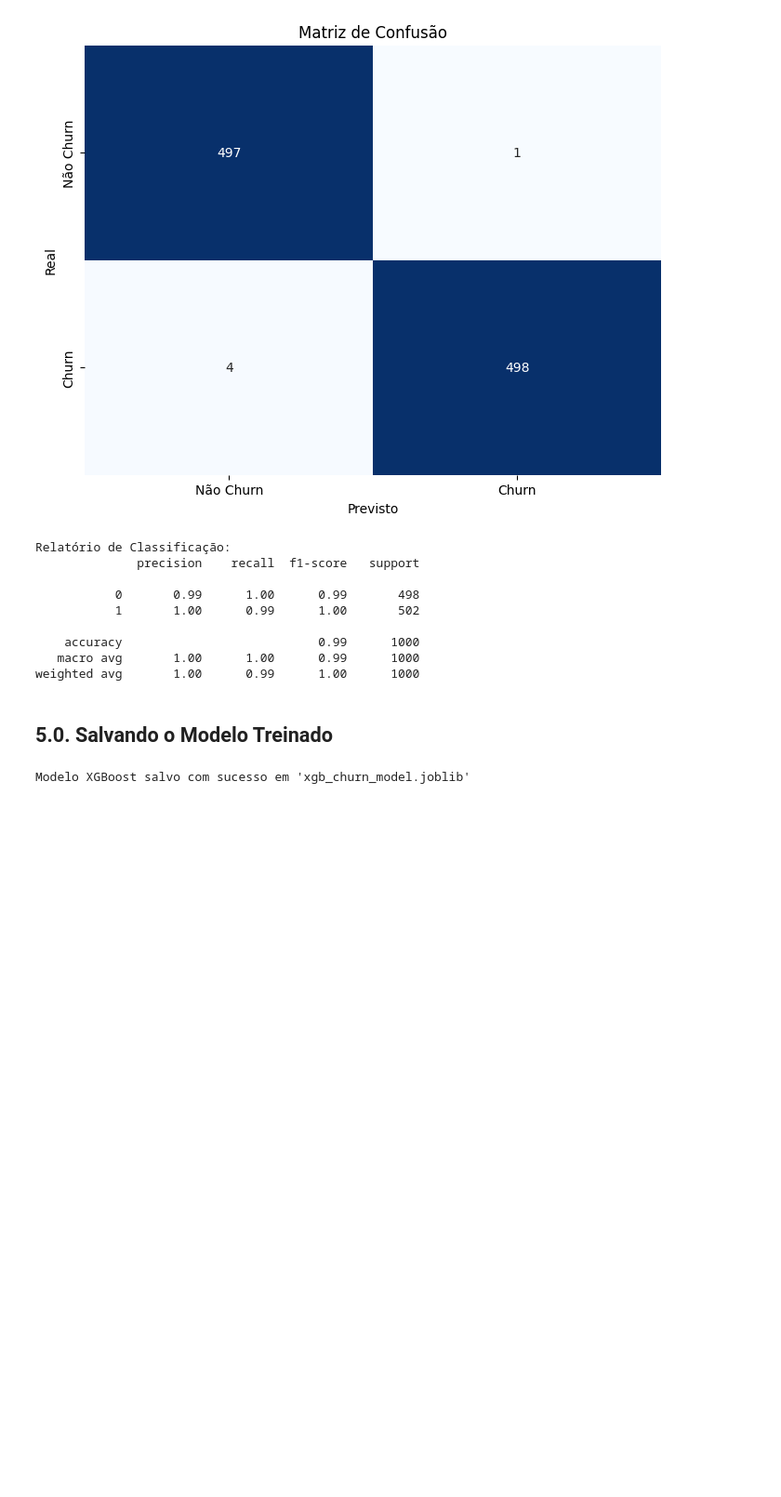
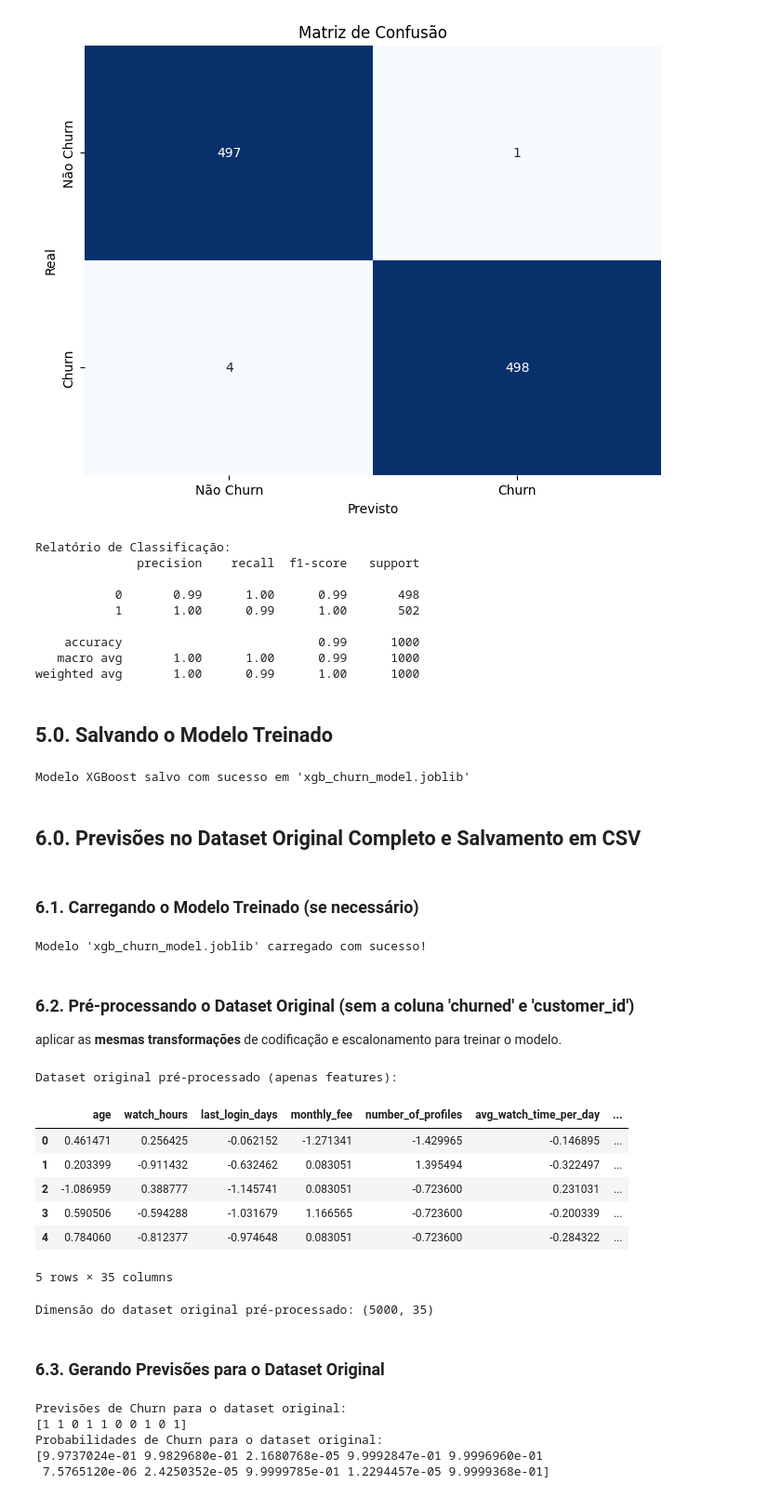
Before and after one commit to leoserpa/netflix-churn-prediction-dashboard, a Jupyter notebook: notebooks/netflix_churn_prediction.ipynb, the cells around one changed output. Shown at 93% size. Cells and saved outputs as stored; diff of their text form; code cells hidden in the pictures; blank space fills up the shorter version.

Commit message:
Gera e salva previsões de churn para o dataset completo

```diff
--- a/notebooks/netflix_churn_prediction.ipynb
+++ b/notebooks/netflix_churn_prediction.ipynb
@@ -400,3 +400,77 @@ joblib.dump(xgb_model, model_filename)
 print(f"Modelo XGBoost salvo com sucesso em '{model_filename}'")
 # %% [output]
 Modelo XGBoost salvo com sucesso em 'xgb_churn_model.joblib'
+# %% [markdown]
+## 6.0. Previsões no Dataset Original Completo e Salvamento em CSV
+# %% [markdown]
+### 6.1. Carregando o Modelo Treinado (se necessário)
+# %%
+# Definir o nome do arquivo do modelo
+model_filename = 'xgb_churn_model.joblib'
+
+# Carregar o modelo treinado
+loaded_xgb_model = joblib.load(model_filename)
+
+print(f"Modelo '{model_filename}' carregado com sucesso!")
+# %% [output]
+Modelo 'xgb_churn_model.joblib' carregado com sucesso!
+# %% [markdown]
+### 6.2. Pré-processando o Dataset Original (sem a coluna 'churned' e 'customer_id')
+
+aplicar as **mesmas transformações** de codificação e escalonamento para treinar o modelo.
+# %%
+# Criar um DataFrame 'X_original' a partir do 'df', excluindo as colunas alvo e id
+X_original_for_prediction = df.drop(['customer_id', 'churned', 'churned_label'], axis=1)
+
+# Separar colunas numéricas e categóricas do X_original_for_prediction
+original_numeric_cols = X_original_for_prediction[colunas_numericas_X]
+original_categorical_cols = X_original_for_prediction[colunas_categoricas_X]
+
+# Aplicar One-Hot Encoding às colunas categóricas (usando o encoder JÁ TREINADO)
+X_original_encoded = encoder.transform(original_categorical_cols)
+
+# Criar um DataFrame a partir dos dados codificados
+X_original_encoded_df = pd.DataFrame(X_original_encoded, columns=encoder.get_feature_names_out(colunas_categoricas_X), index=X_original_for_prediction.index)
+
+# Aplicar StandardScaler às colunas numéricas (usando o scaler JÁ TREINADO)
+X_original_scaled_numeric = scaler.transform(original_numeric_cols)
+
+# Criar um DataFrame com as colunas numéricas escalonadas
+X_original_scaled_numeric_df = pd.DataFrame(X_original_scaled_numeric, columns=colunas_numericas_X, index=X_original_for_prediction.index)
+
+# Concatenar as colunas numéricas escalonadas com as colunas categóricas codificadas
+X_original_processed_scaled = pd.concat([X_original_scaled_numeric_df, X_original_encoded_df], axis=1)
+
+print("Dataset original pré-processado (apenas features):")
+display(X_original_processed_scaled.head())
+
+print("Dimensão do dataset original pré-processado:", X_original_processed_scaled.shape)
+# %% [output]
+Dataset original pré-processado (apenas features):
+|  | age | watch_hours | last_login_days | monthly_fee | number_of_profiles | avg_watch_time_per_day | ... |
+| 0 | 0.461471 | 0.256425 | -0.062152 | -1.271341 | -1.429965 | -0.146895 | ... |
+| 1 | 0.203399 | -0.911432 | -0.632462 | 0.083051 | 1.395494 | -0.322497 | ... |
+| 2 | -1.086959 | 0.388777 | -1.145741 | 0.083051 | -0.723600 | 0.231031 | ... |
+| 3 | 0.590506 | -0.594288 | -1.031679 | 1.166565 | -0.723600 | -0.200339 | ... |
+| 4 | 0.784060 | -0.812377 | -0.974648 | 0.083051 | -0.723600 | -0.284322 | ... |
+5 rows × 35 columns
+Dimensão do dataset original pré-processado: (5000, 35)
+# %% [markdown]
+### 6.3. Gerando Previsões para o Dataset Original
+# %%
+# Fazer previsões de churn (0 ou 1)
+original_predictions = loaded_xgb_model.predict(X_original_processed_scaled)
+
+# Fazer previsões de probabilidade de churn
+original_prediction_proba = loaded_xgb_model.predict_proba(X_original_processed_scaled)[:, 1]
+
+print("Previsões de Churn para o dataset original:")
+print(original_predictions[:10]) # Mostra as 10 primeiras previsões
+print("Probabilidades de Churn para o dataset original:")
+print(original_prediction_proba[:10]) # Mostra as 10 primeiras probabilidades
+# %% [output]
+Previsões de Churn para o dataset original:
+[1 1 0 1 1 0 0 1 0 1]
+Probabilidades de Churn para o dataset original:
+[9.9737024e-01 9.9829680e-01 2.1680768e-05 9.9992847e-01 9.9996960e-01
+ 7.5765120e-06 2.4250352e-05 9.9999785e-01 1.2294457e-05 9.9999368e-01]
```
Also changed, not shown: parts of 2 cells of this notebook.
